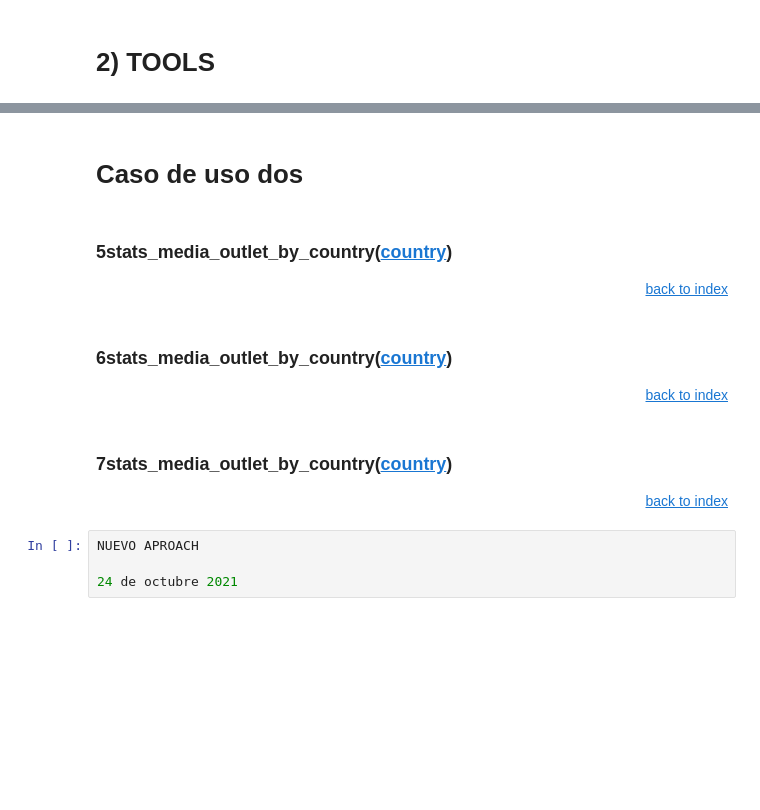
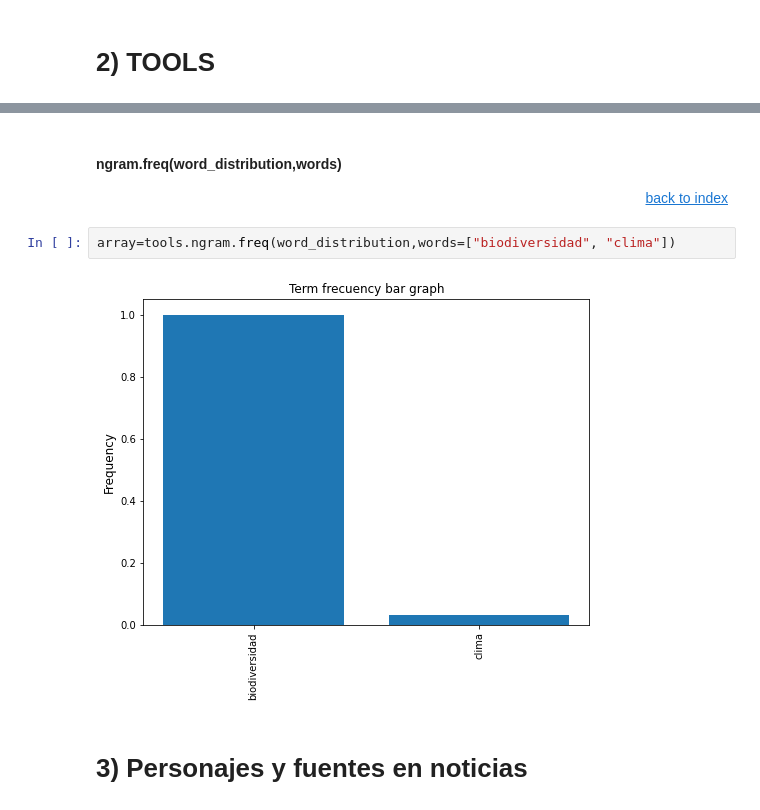
Before and after one commit to TeamSophia2/pySophia2, a Jupyter notebook: Example_notebook.ipynb, the cells around one changed output, grey strips where cells are left out. Drawn from its saved outputs; the diff is of its cells as text; blank space fills up the shorter version.

```diff
--- a/Example_notebook.ipynb
+++ b/Example_notebook.ipynb
@@ -446,15 +427,9 @@ tools.sophia_ngram_view(sophia2_ngram_struct, palabras,True)
+# %% [markdown]
+#### ngram.freq(word_distribution,words)
+<div style='text-align: right'><a href="#INDEX">back to index </a></div>
+# %%
+array=tools.ngram.freq(word_distribution,words=["biodiversidad", "clima"])
+# %% [output]
+[figure, added]
 # %% [markdown]
-# Caso de uso dos
+# 3) Personajes y fuentes en noticias
-# %% [markdown]
-### 5stats_media_outlet_by_country(<a href="#list_countries()">country</a>)
-<div style='text-align: right'><a href="#INDEX">back to index </a></div>
-# %% [markdown]
-### 6stats_media_outlet_by_country(<a href="#list_countries()">country</a>)
-<div style='text-align: right'><a href="#INDEX">back to index </a></div>
-# %% [markdown]
-### 7stats_media_outlet_by_country(<a href="#list_countries()">country</a>)
-<div style='text-align: right'><a href="#INDEX">back to index </a></div>
-# %%
-NUEVO APROACH
-
-24 de octubre 2021
```
Also changed, not shown: parts of 69 cells of this notebook, 7 other files.
